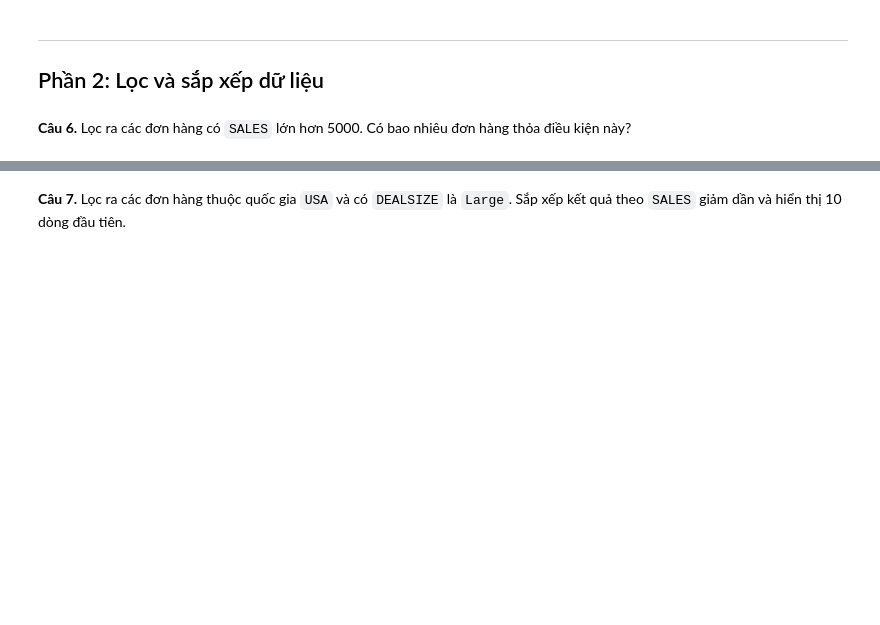
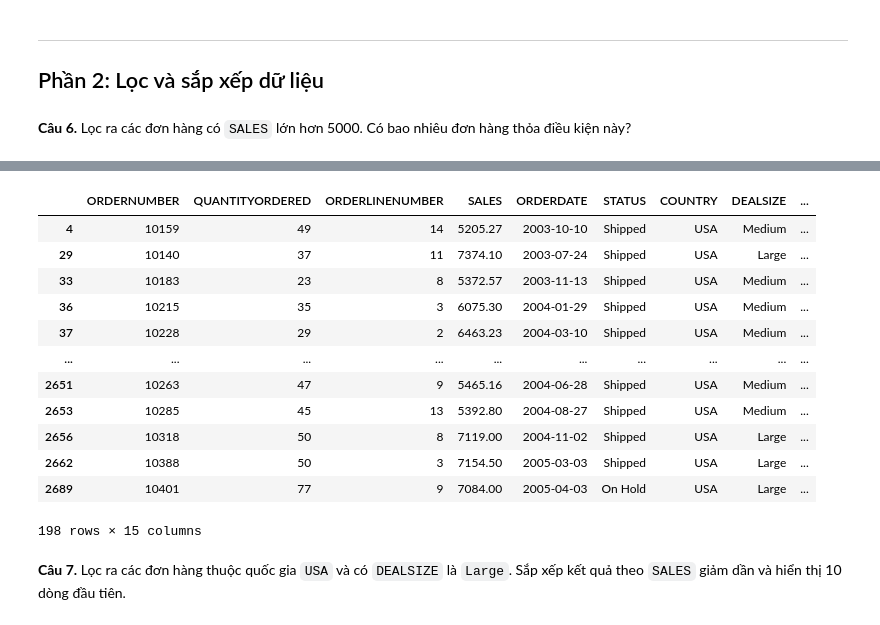
Before and after one commit to lnqynhuoq/DA-AI, a Jupyter notebook: Buoi02_01.ipynb, the cells around one changed output, grey strips where cells are left out. Drawn from its saved outputs; the diff is of its cells as text; code cells hidden in the pictures; blank space fills up the shorter version.

```diff
--- a/Buoi02_01.ipynb
+++ b/Buoi02_01.ipynb
@@ -122,3 +275,19 @@ df[(df['SALES']>5000) & (df['SALES']<8000)]
+# %%
+df[(df['SALES'] > 5000) & (df['COUNTRY'] == "USA")]
+# %% [output]
+|  | ORDERNUMBER | QUANTITYORDERED | ORDERLINENUMBER | SALES | ORDERDATE | STATUS | COUNTRY | DEALSIZE | ... |
+| 4 | 10159 | 49 | 14 | 5205.27 | 2003-10-10 | Shipped | USA | Medium | ... |
+| 29 | 10140 | 37 | 11 | 7374.10 | 2003-07-24 | Shipped | USA | Large | ... |
+| 33 | 10183 | 23 | 8 | 5372.57 | 2003-11-13 | Shipped | USA | Medium | ... |
+| 36 | 10215 | 35 | 3 | 6075.30 | 2004-01-29 | Shipped | USA | Medium | ... |
+| 37 | 10228 | 29 | 2 | 6463.23 | 2004-03-10 | Shipped | USA | Medium | ... |
+| ... | ... | ... | ... | ... | ... | ... | ... | ... | ... |
+| 2651 | 10263 | 47 | 9 | 5465.16 | 2004-06-28 | Shipped | USA | Medium | ... |
+| 2653 | 10285 | 45 | 13 | 5392.80 | 2004-08-27 | Shipped | USA | Medium | ... |
+| 2656 | 10318 | 50 | 8 | 7119.00 | 2004-11-02 | Shipped | USA | Large | ... |
+| 2662 | 10388 | 50 | 3 | 7154.50 | 2005-03-03 | Shipped | USA | Large | ... |
+| 2689 | 10401 | 77 | 9 | 7084.00 | 2005-04-03 | On Hold | USA | Large | ... |
+198 rows × 15 columns
 # %% [markdown]
 **Câu 7.** Lọc ra các đơn hàng thuộc quốc gia `USA` và có `DEALSIZE` là `Large`. Sắp xếp kết quả theo `SALES` giảm dần và hiển thị 10 dòng đầu tiên.
 # %% [markdown]
```
Also changed, not shown: parts of 25 cells of this notebook.
